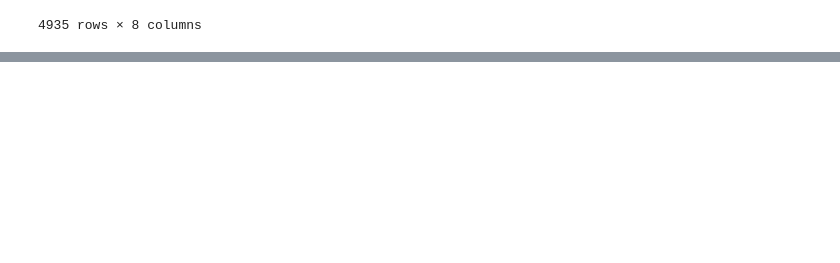
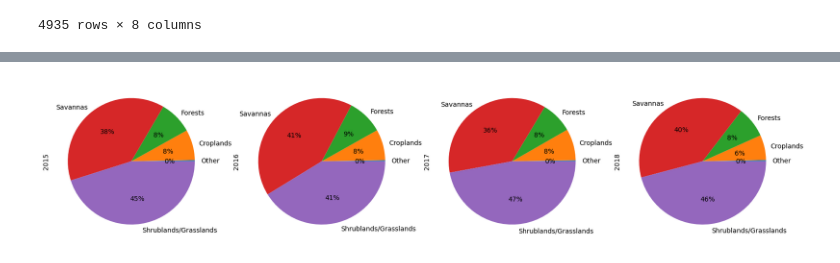
Before and after one commit to alexis4441/Project3group3, a Jupyter notebook: Project3Wildfires.ipynb, the cells around one changed output, grey strips where cells are left out. Saved outputs shown, nothing was run; the diff lists cells and outputs as text; code cells hidden in the pictures; blank space fills up the shorter version.

```diff
--- a/Project3Wildfires.ipynb
+++ b/Project3Wildfires.ipynb
@@ -181,0 +309,8 @@ area_burnt_landcover
+# %%
+#Pie Chart for 2015-2018 (separated to make it easier to see)
+world_pie2 = year_sector_rename[3:7]['Other':'Shrublands/Grasslands']
+year_sector_rename[3:7].T.plot(kind='pie', legend=False,
+                              subplots=True,figsize=(20, 5),autopct='%1.0f%%')
+plt.savefig("C:/Users/alexi/Desktop/Project3Group3/Images/Fig2.png",bbox_inches='tight')
+# %% [output]
+[figure, added]
```
Also changed, not shown: parts of 16 cells of this notebook.
